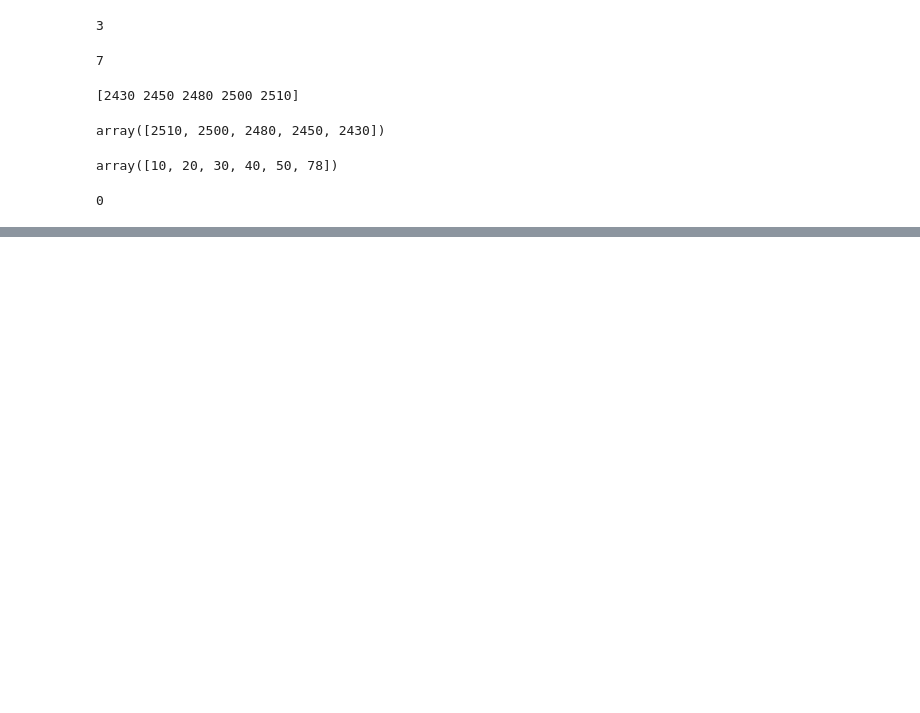
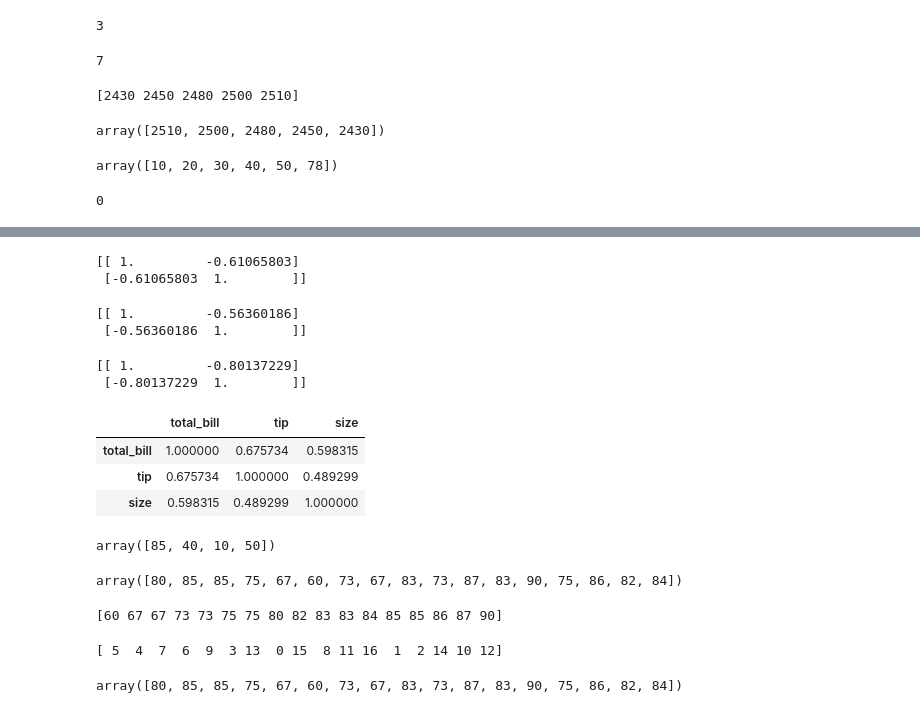
Before and after one commit to ghosh-vishnu/Python_Evening-AI-ML-5-30-PM, a Jupyter notebook: Numpy.ipynb, the cells around one changed output, grey strips where cells are left out. Cells and saved outputs as stored; diff of their text form; code cells hidden in the pictures; blank space fills up the shorter version.

```diff
--- a/Numpy.ipynb
+++ b/Numpy.ipynb
@@ -906,0 +984,7 @@ print(np.argmax(sales))
+# %%
+hr=np.array([1,2,3,4])
+marks=np.array([100,20,30,40])
+print(np.corrcoef(hr,marks))
+# %% [output]
+[[ 1.         -0.61065803]
+ [-0.61065803  1.        ]]
@@ -906,0 +997,14 @@ print(np.argmax(sales))
+# %%
+hours=np.array([2,3,4,5])
+marks=np.array([85, 40,10,50])
+print(np.corrcoef(hours,marks))
+# %% [output]
+[[ 1.         -0.56360186]
+ [-0.56360186  1.        ]]
+# %%
+stock_a=np.array([100,105,110,115,120])
+stock_b=np.array([200,220,230,59,62])
+print(np.corrcoef(stock_a,stock_b))
+# %% [output]
+[[ 1.         -0.80137229]
+ [-0.80137229  1.        ]]
@@ -906,0 +1015,33 @@ print(np.argmax(sales))
+# %%
+import seaborn as sns
+import numpy as np
+import pandas as pd
+tips = sns.load_dataset('tips')
+tipscorr = tips[['total_bill','tip','size']]
+tipscorr.corr()
+# %% [output]
+|  | total_bill | tip | size |
+| total_bill | 1.000000 | 0.675734 | 0.598315 |
+| tip | 0.675734 | 1.000000 | 0.489299 |
+| size | 0.598315 | 0.489299 | 1.000000 |
+# %%
+# sorting & searching
+marks
+# %% [output]
+array([85, 40, 10, 50])
+# %%
+updated_marks
+# %% [output]
+array([80, 85, 85, 75, 67, 60, 73, 67, 83, 73, 87, 83, 90, 75, 86, 82, 84])
+# %%
+print(np.sort(updated_marks))
+# %% [output]
+[60 67 67 73 73 75 75 80 82 83 83 84 85 85 86 87 90]
+# %%
+print(np.argsort(updated_marks))
+# %% [output]
+[ 5  4  7  6  9  3 13  0 15  8 11 16  1  2 14 10 12]
+# %%
+updated_marks
+# %% [output]
+array([80, 85, 85, 75, 67, 60, 73, 67, 83, 73, 87, 83, 90, 75, 86, 82, 84])
```
Also changed, not shown: parts of 39 cells of this notebook, 2 other files.
